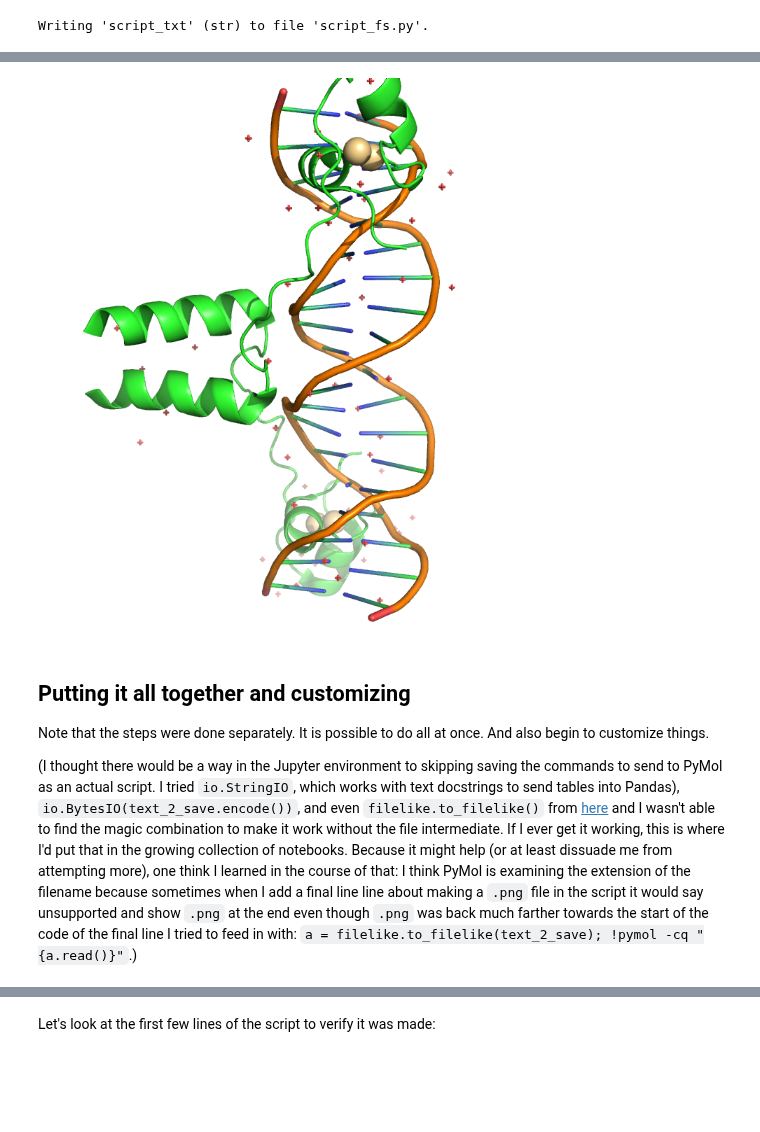
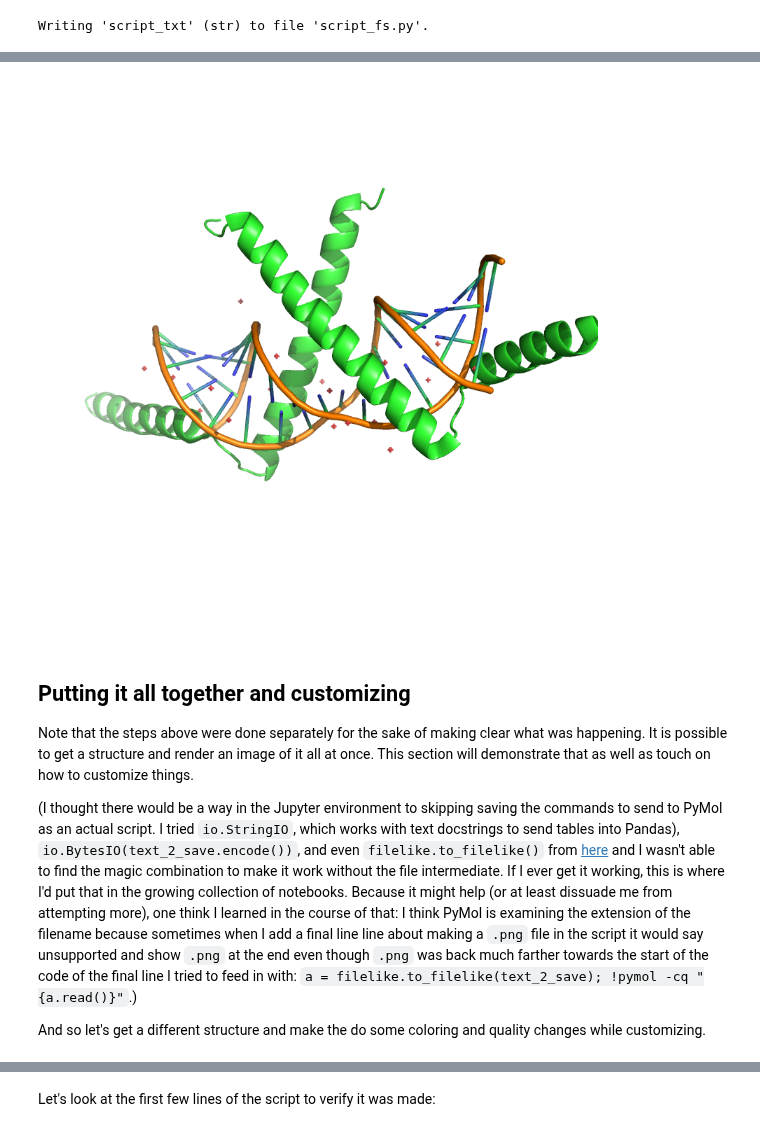
Before and after one commit to fomightez/pymol-binder, a Jupyter notebook: notebooks/demo_fetch.ipynb, the cells around one changed output, grey strips where cells are left out. Saved outputs shown, nothing was run; the diff lists cells and outputs as text; code cells hidden in the pictures; blank space fills up the shorter version.

```diff
--- a/notebooks/demo_fetch.ipynb
+++ b/notebooks/demo_fetch.ipynb
@@ -75,11 +76,15 @@ Writing 'script_txt' (str) to file 'script_fs.py'.
 # %%
 from IPython.display import Image
-Image("1d66.png")
+Image("2zi0.png")
 # %% [output]
-[figure, old version]
+[figure, new version]
 # %% [markdown]
 ## Putting it all together and customizing
 
-Note that the steps were done separately. It is possible to do all at once. And also begin to customize things.
+Note that the steps above were done separately for the sake of making clear what was happening. It is possible to get a structure and render an image of it all at once. This section will demonstrate that as well as touch on how to customize things.
+
+
 
 (I thought there would be a way in the Jupyter environment to skipping saving the commands to send to PyMol as an actual script. I tried `io.StringIO`, which works with text docstrings to send tables into Pandas), `io.BytesIO(text_2_save.encode())`, and even `filelike.to_filelike()` from [here](http://www.rfk.id.au/software/filelike/) and I wasn't able to find the magic combination to make it work without the file intermediate. If I ever get it working, this is where I'd put that in the growing collection of notebooks. Because it might help (or at least dissuade me from attempting more), one think I learned in the course of that: I think PyMol is examining the extension of the filename because sometimes when I add a final line line about making a `.png` file in the script it would say unsupported and show `.png` at the end even though `.png` was back much farther towards the start of the code of the final line I tried to feed in with: `a = filelike.to_filelike(text_2_save); !pymol -cq "{a.read()}"`.)
+
+And so let's get a different structure and make the do some coloring and quality changes while customizing.
```
Also changed, not shown: parts of 10 cells of this notebook, 1 other file.
